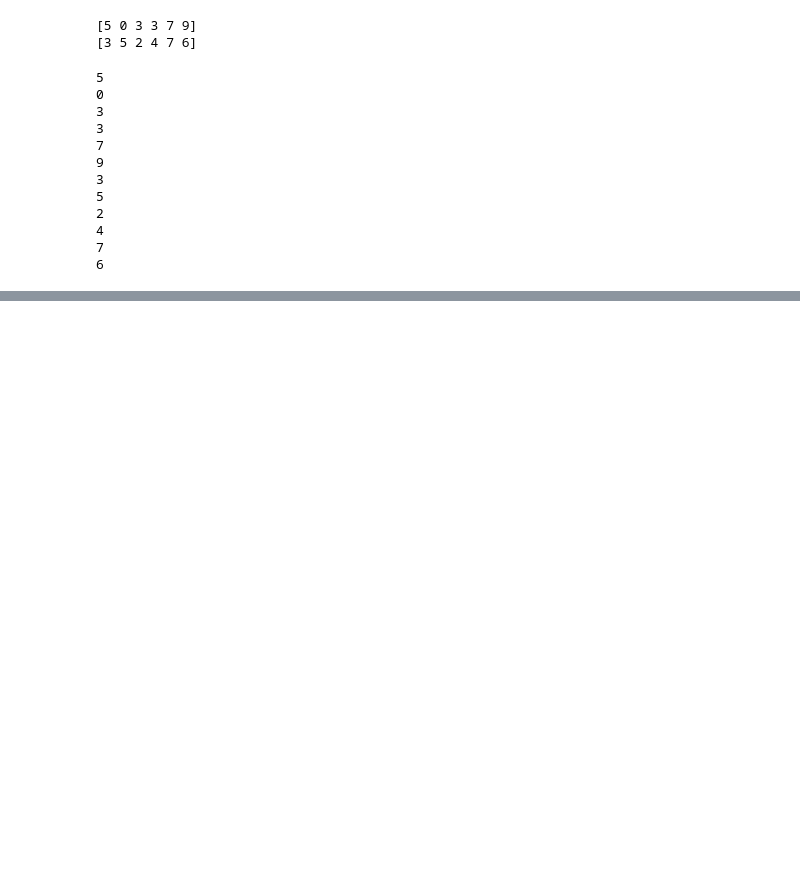
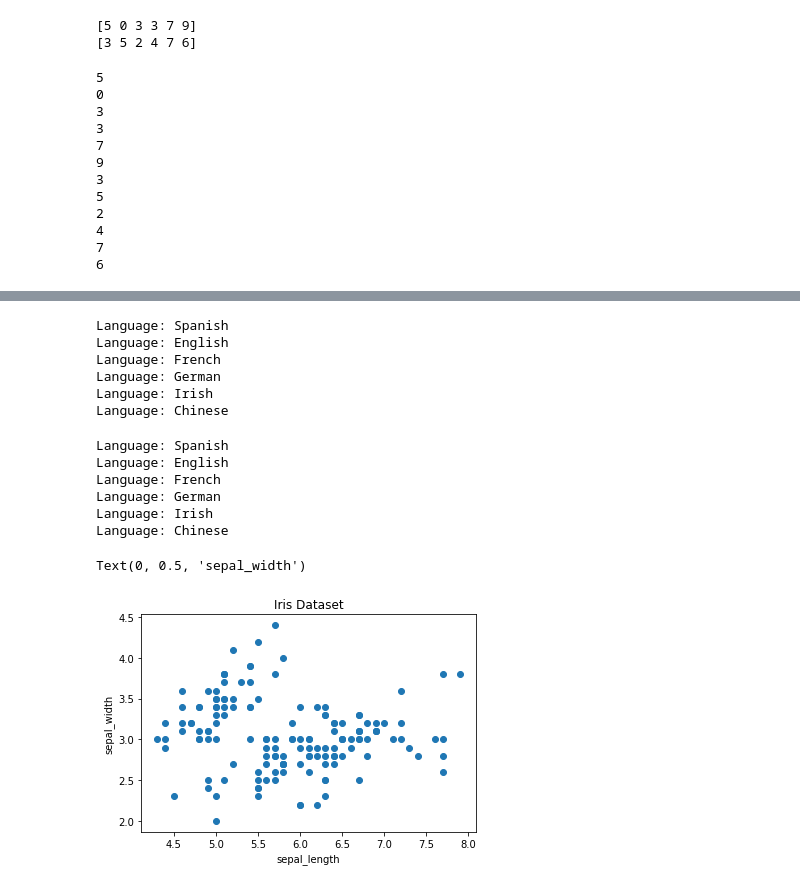
Before and after one commit to stenivan/miscellaneous, a Jupyter notebook: Advanced For Loop Tutorial.ipynb, the cells around one changed output, grey strips where cells are left out. Cells and saved outputs as stored; diff of their text form; code cells hidden in the pictures; blank space fills up the shorter version.

```diff
--- a/Advanced For Loop Tutorial.ipynb
+++ b/Advanced For Loop Tutorial.ipynb
@@ -98,0 +202,42 @@ for val in np.nditer(z):
+# %%
+languages = ['Spanish', 'English',  'French', 'German', 'Irish', 'Chinese']
+
+for index in range(len(languages)):
+   print('Language:', languages[index])
+# %% [output]
+Language: Spanish
+Language: English
+Language: French
+Language: German
+Language: Irish
+Language: Chinese
+# %%
+# we can rewrite it like this
+for index in range(6):
+    print('Language:', languages[index])
+# %% [output]
+Language: Spanish
+Language: English
+Language: French
+Language: German
+Language: Irish
+Language: Chinese
+# %%
+import pandas as pd
+import matplotlib.pyplot as plt
+
+df = pd.read_csv('iris.csv')
+# %%
+# create a figure and axis
+fig, ax = plt.subplots()
+
+# scatter the sepal_length against the sepal_width
+ax.scatter(df['sepal_length'], df['sepal_width'])
+
+# set a title and labels
+ax.set_title('Iris Dataset')
+ax.set_xlabel('sepal_length')
+ax.set_ylabel('sepal_width')
+# %% [output]
+Text(0, 0.5, 'sepal_width')
+[figure, added]
```
Also changed, not shown: parts of 20 cells of this notebook.
